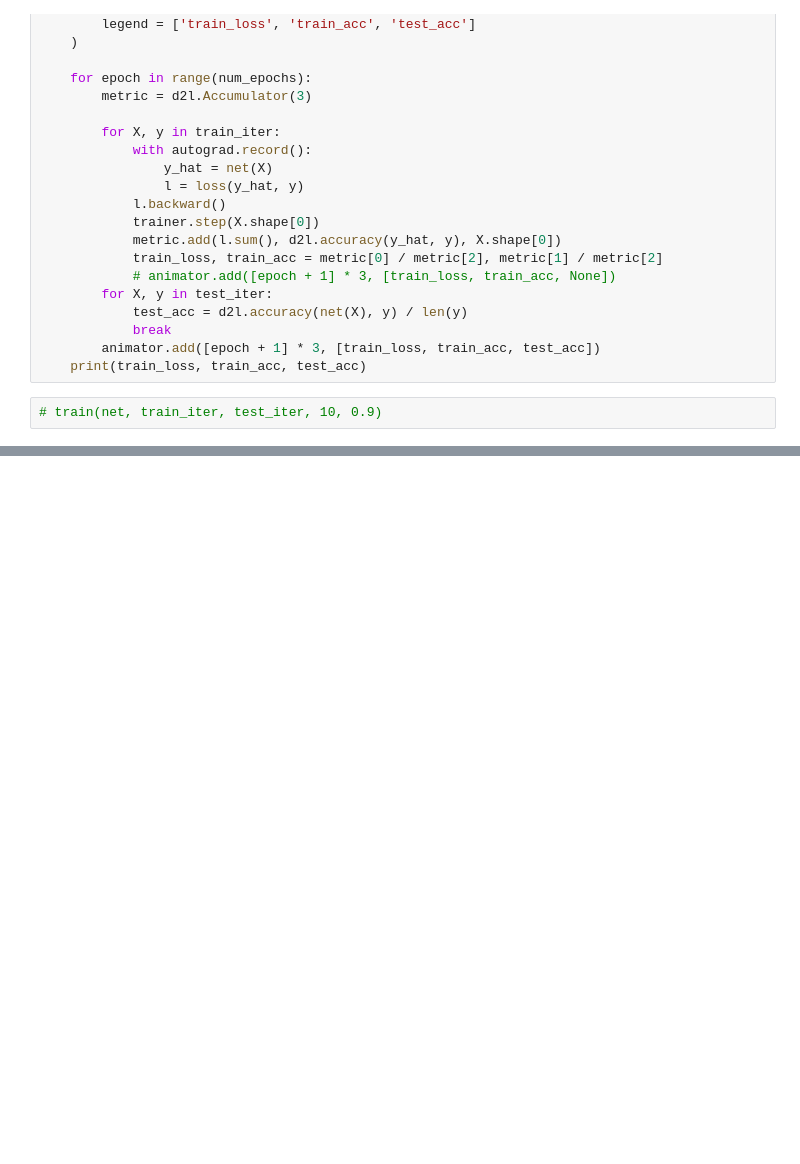
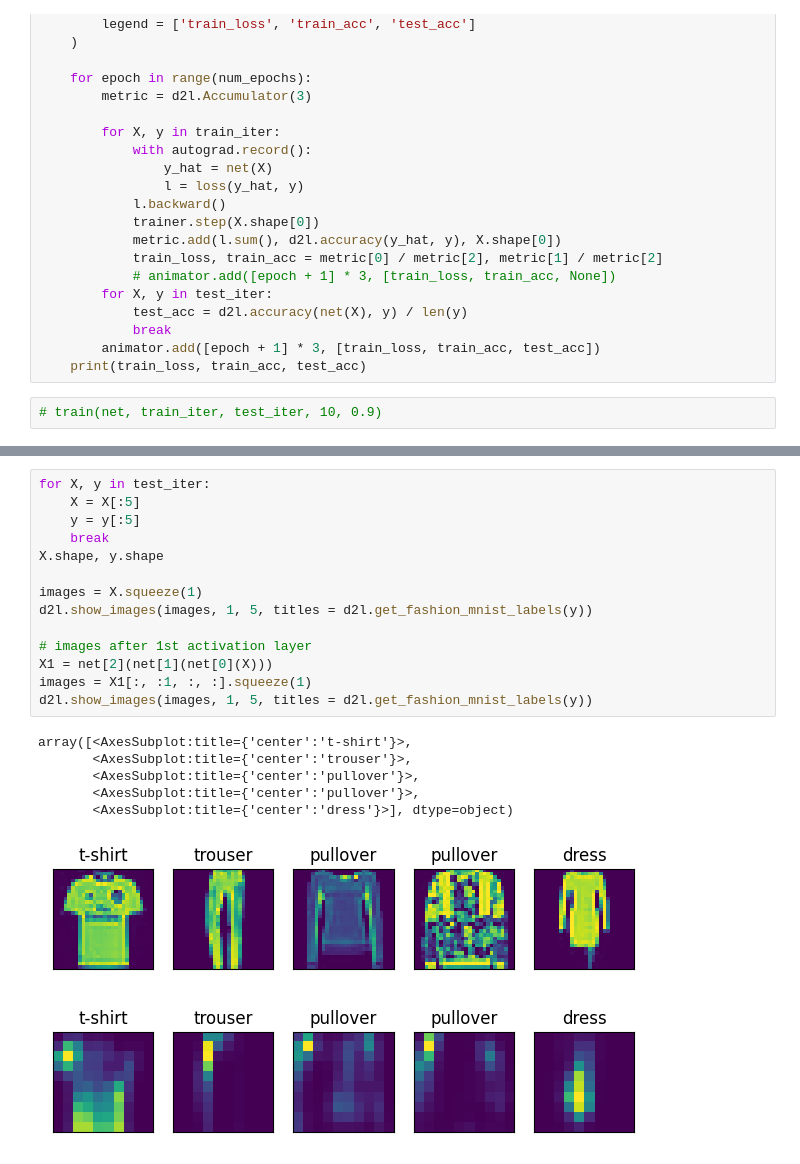
Before and after one commit to DucanhDaniel/d2l, a Jupyter notebook: Introduction/CNN/lenet.ipynb, the cells around one changed output, grey strips where cells are left out. Saved outputs shown, nothing was run; the diff lists cells and outputs as text; blank space fills up the shorter version.

```diff
--- a/Introduction/CNN/lenet.ipynb
+++ b/Introduction/CNN/lenet.ipynb
@@ -165,3 +154,25 @@ net.load_parameters('LeNet_params')
 d2l.evaluate_accuracy(net, test_iter)
 # %% [output]
 0.8426
+# %%
+for X, y in test_iter:
+    X = X[:5]
+    y = y[:5]
+    break
+X.shape, y.shape
+
+images = X.squeeze(1)
+d2l.show_images(images, 1, 5, titles = d2l.get_fashion_mnist_labels(y))
+
+# images after 1st activation layer
+X1 = net[2](net[1](net[0](X)))
+images = X1[:, :1, :, :].squeeze(1)
+d2l.show_images(images, 1, 5, titles = d2l.get_fashion_mnist_labels(y))
+# %% [output]
+array([<AxesSubplot:title={'center':'t-shirt'}>,
+       <AxesSubplot:title={'center':'trouser'}>,
+       <AxesSubplot:title={'center':'pullover'}>,
+       <AxesSubplot:title={'center':'pullover'}>,
+       <AxesSubplot:title={'center':'dress'}>], dtype=object)
+[figure, added]
+[figure, added]
```
Also changed, not shown: parts of 5 cells of this notebook.
